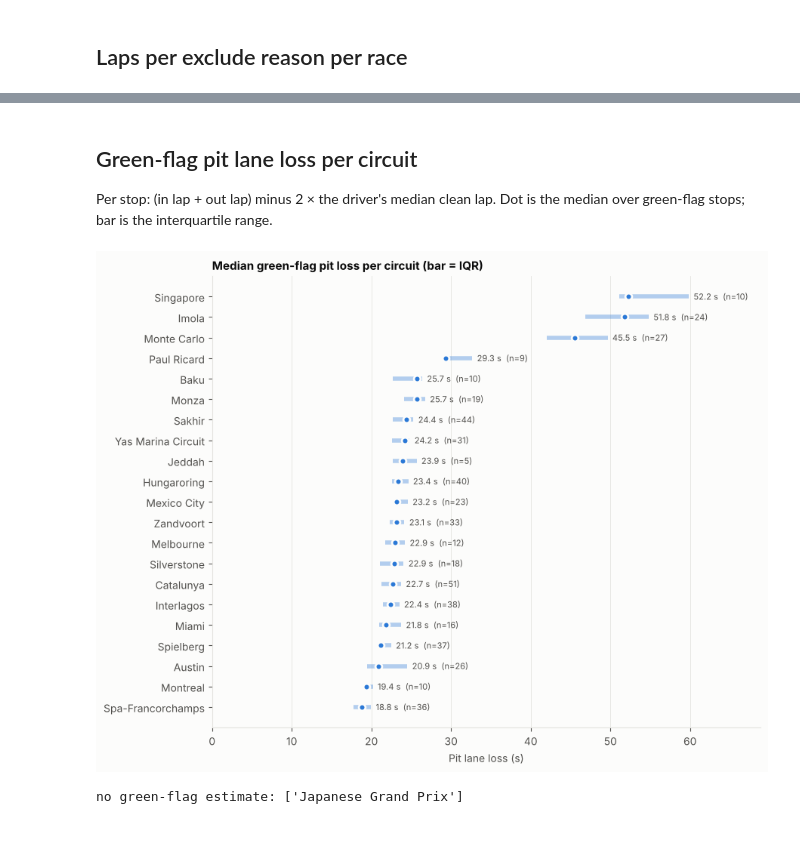
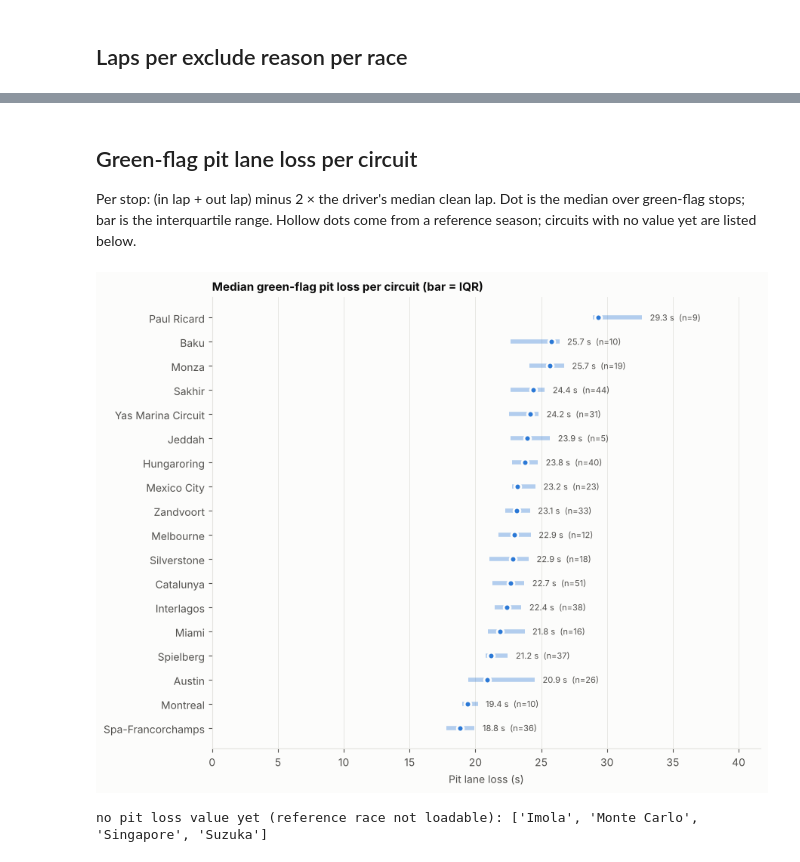
Before and after one commit to tinySage/claude-F1, a Jupyter notebook: notebooks/02_eda.ipynb, the cells around one changed output, grey strips where cells are left out. Cells and saved outputs as stored; diff of their text form; code cells hidden in the pictures; blank space fills up the shorter version.

Commit message:
Regenerate Phase 2 EDA notebook and figures
Co-Authored-By: Claude Opus 5.5 <noreply@anthropic.com>
Claude-Session: https://claude.ai/code/session_01CBis2hDuvdRGSDoWgQRrxP

```diff
--- a/notebooks/02_eda.ipynb
+++ b/notebooks/02_eda.ipynb
@@ -152,32 +157,40 @@ counts
 ## Green-flag pit lane loss per circuit
 
 Per stop: (in lap + out lap) minus 2 × the driver's median clean lap. Dot is
-the median over green-flag stops; bar is the interquartile range.
+the median over green-flag stops; bar is the interquartile range. Hollow dots
+come from a reference season; circuits with no value yet are listed below.
 # %%
 pit = pd.read_parquet("../data/processed/2022/pit_loss.parquet")
-pit_check = pit_loss(cleaned, race)
-assert np.allclose(pit["pit_loss_s"], pit_check["pit_loss_s"]), "saved table is stale"
+own = pit_loss(cleaned, race)
+saved_own = pit[pit["source_year"] == 2022]
+assert np.allclose(saved_own["pit_loss_s"], own["pit_loss_s"]), "saved table is stale"
 
-p = pit.sort_values("pit_loss_s")
+p = pit.dropna(subset=["pit_loss_s"]).sort_values("pit_loss_s")
+ref = (p["source_year"] != 2022).to_numpy()
 fig, ax = plt.subplots(figsize=(9, 7))
 y = np.arange(len(p))
 ax.hlines(y, p["q25_s"], p["q75_s"], color="#2a78d6", alpha=0.35, linewidth=4)
-ax.scatter(p["pit_loss_s"], y, color="#2a78d6", s=40, zorder=3,
-           edgecolors=SURFACE, linewidths=2)
+ax.scatter(p["pit_loss_s"][~ref], y[~ref], color="#2a78d6", s=40, zorder=3,
+           edgecolors=SURFACE, linewidths=2, label="2022 stops")
+if ref.any():
+    ax.scatter(p["pit_loss_s"][ref], y[ref], facecolors=SURFACE, edgecolors="#2a78d6",
+               s=40, zorder=3, linewidths=2, label="Reference season")
+    ax.legend(loc="lower right", frameon=False)
 for yi, (_, r) in zip(y, p.iterrows()):
     ax.text(r["q75_s"] + 0.6, yi, f"{r['pit_loss_s']:.1f} s  (n={r['n_stops']})",
             va="center", fontsize=8, color=INK_2)
-ax.set_yticks(y, p["Circuit"])
+labels = [c if yr == 2022 else f"{c} ({yr})" for c, yr in zip(p["Circuit"], p["source_year"])]
+ax.set_yticks(y, labels)
 ax.set_xlabel("Pit lane loss (s)")
 ax.set_xlim(0, p["q75_s"].max() + 9)
 ax.grid(axis="y", visible=False)
 ax.set_title("Median green-flag pit loss per circuit (bar = IQR)", loc="left")
 fig.tight_layout()
 fig.savefig(FIG_DIR / "pit_loss.png")
 plt.show()
-missing = sorted(set(rounds.index) - set(pit["RoundNumber"]))
-print("no green-flag estimate:", [rounds[r] for r in missing])
-p
+pending = pit.loc[pit["pit_loss_s"].isna(), "Circuit"].tolist()
+print("no pit loss value yet (reference race not loadable):", pending)
+pit
 # %% [output]
-[figure, old version]
+[figure, new version]
-no green-flag estimate: ['Japanese Grand Prix']
+no pit loss value yet (reference race not loadable): ['Imola', 'Monte Carlo', 'Singapore', 'Suzuka']
```
Also changed, not shown: parts of 6 cells of this notebook, 4 other files.
